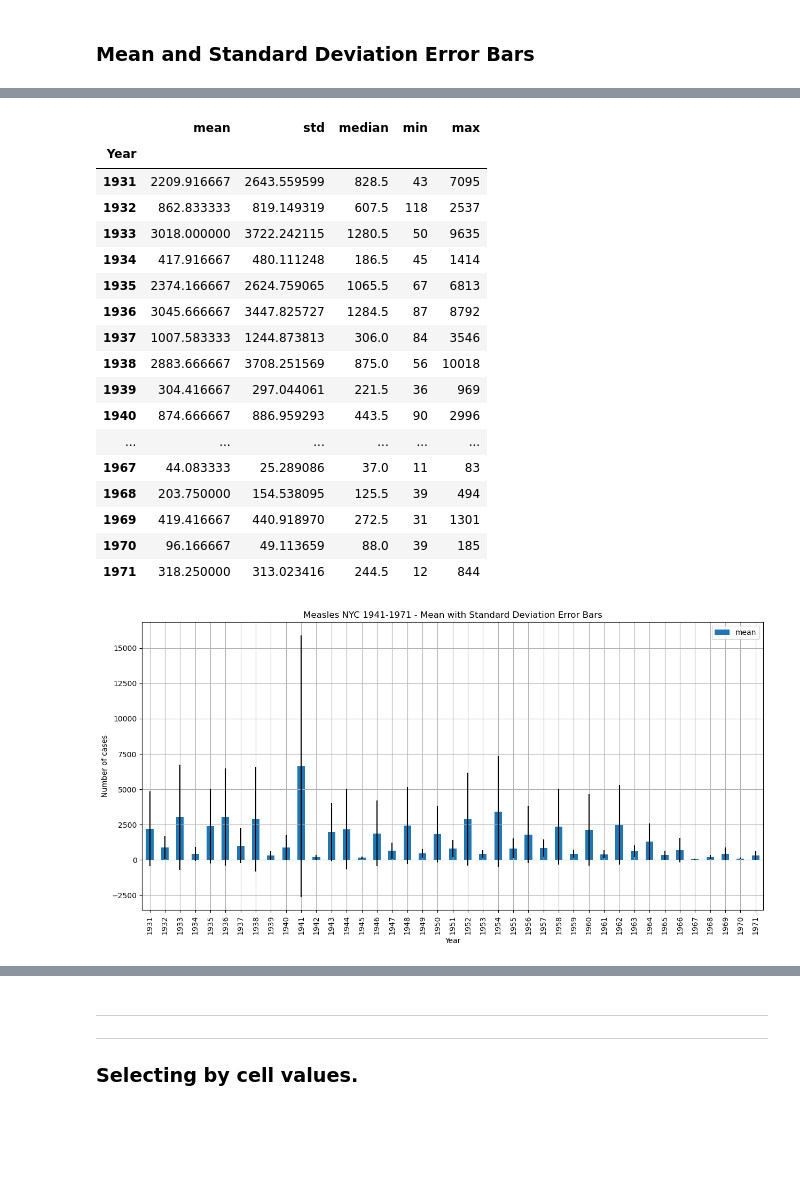
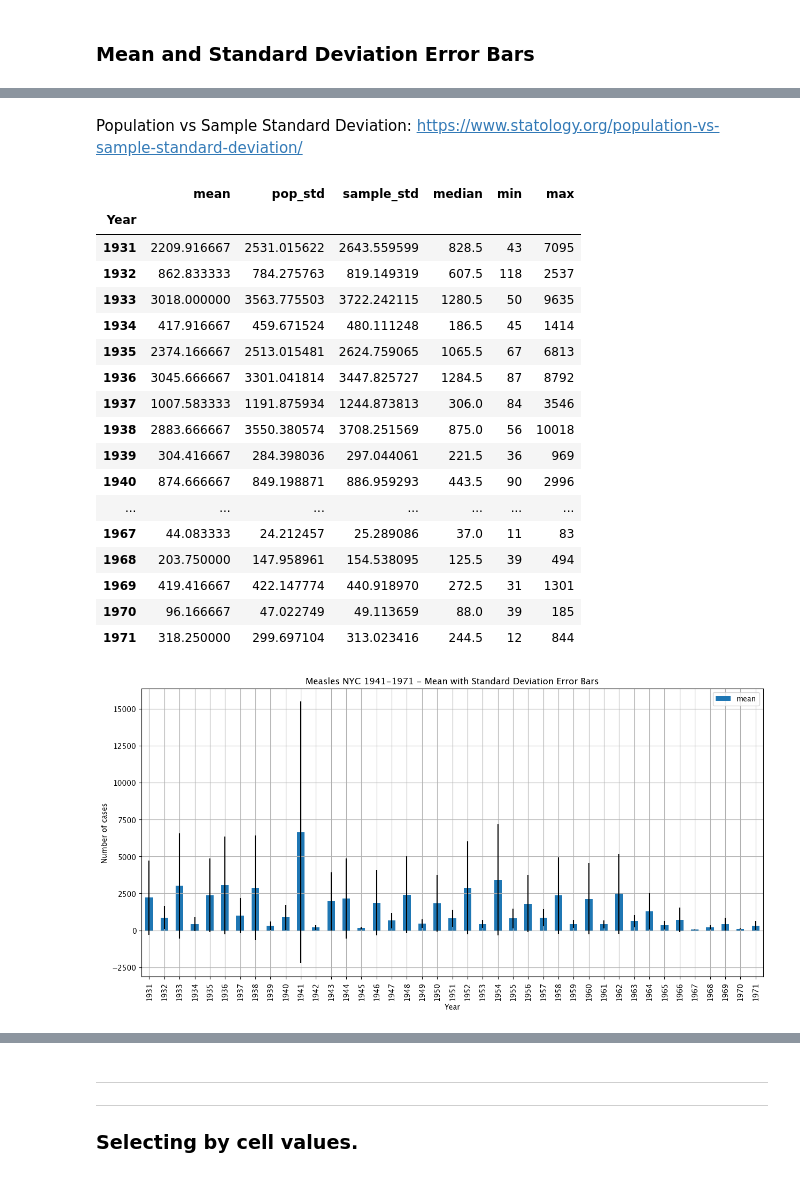
Before and after one commit to TeacherTalley/SummerSTEMUCA, a Jupyter notebook: Lecture 2 - Graphing Data.ipynb, the cells around one changed output, grey strips where cells are left out. Saved outputs shown, nothing was run; the diff lists cells and outputs as text; code cells hidden in the pictures; blank space fills up the shorter version.

```diff
--- a/Lecture 2 - Graphing Data.ipynb
+++ b/Lecture 2 - Graphing Data.ipynb
@@ -959,53 +961,56 @@ measles
 | 1969 | 278 | 384 | 768 | 1301 | 1019 | 788 | 267 | 76 | 31 | 39 | 36 | ... |
 | 1970 | 70 | 106 | 133 | 185 | 154 | 109 | 65 | 39 | 40 | 52 | 58 | ... |
 | 1971 | 283 | 557 | 818 | 844 | 501 | 472 | 206 | 60 | 23 | 22 | 12 | ... |
+# %% [markdown]
+Population vs Sample Standard Deviation: https://www.statology.org/population-vs-sample-standard-deviation/
 # %%
 measles_summary = pd.DataFrame({'mean': measles.mean(axis='columns'),
-                                'std': measles.std(axis='columns'),
+                                'pop_std': measles.std(axis='columns', ddof=0),
+                                'sample_std': measles.std(axis='columns', ddof=1),
                                 'median': measles.median(axis='columns'),
                                 'min': measles.min(axis='columns'),
                                 'max': measles.max(axis='columns')
                                })
 measles_summary
 # %% [output]
-|  | mean | std | median | min | max |
-| Year |  |  |  |  |  |
-| 1931 | 2209.916667 | 2643.559599 | 828.5 | 43 | 7095 |
-| 1932 | 862.833333 | 819.149319 | 607.5 | 118 | 2537 |
-| 1933 | 3018.000000 | 3722.242115 | 1280.5 | 50 | 9635 |
-| 1934 | 417.916667 | 480.111248 | 186.5 | 45 | 1414 |
-| 1935 | 2374.166667 | 2624.759065 | 1065.5 | 67 | 6813 |
-| 1936 | 3045.666667 | 3447.825727 | 1284.5 | 87 | 8792 |
-| 1937 | 1007.583333 | 1244.873813 | 306.0 | 84 | 3546 |
-| 1938 | 2883.666667 | 3708.251569 | 875.0 | 56 | 10018 |
-| 1939 | 304.416667 | 297.044061 | 221.5 | 36 | 969 |
-| 1940 | 874.666667 | 886.959293 | 443.5 | 90 | 2996 |
-| ... | ... | ... | ... | ... | ... |
-| 1967 | 44.083333 | 25.289086 | 37.0 | 11 | 83 |
-| 1968 | 203.750000 | 154.538095 | 125.5 | 39 | 494 |
-| 1969 | 419.416667 | 440.918970 | 272.5 | 31 | 1301 |
-| 1970 | 96.166667 | 49.113659 | 88.0 | 39 | 185 |
-| 1971 | 318.250000 | 313.023416 | 244.5 | 12 | 844 |
+|  | mean | pop_std | sample_std | median | min | max |
+| Year |  |  |  |  |  |  |
+| 1931 | 2209.916667 | 2531.015622 | 2643.559599 | 828.5 | 43 | 7095 |
+| 1932 | 862.833333 | 784.275763 | 819.149319 | 607.5 | 118 | 2537 |
+| 1933 | 3018.000000 | 3563.775503 | 3722.242115 | 1280.5 | 50 | 9635 |
+| 1934 | 417.916667 | 459.671524 | 480.111248 | 186.5 | 45 | 1414 |
+| 1935 | 2374.166667 | 2513.015481 | 2624.759065 | 1065.5 | 67 | 6813 |
+| 1936 | 3045.666667 | 3301.041814 | 3447.825727 | 1284.5 | 87 | 8792 |
+| 1937 | 1007.583333 | 1191.875934 | 1244.873813 | 306.0 | 84 | 3546 |
+| 1938 | 2883.666667 | 3550.380574 | 3708.251569 | 875.0 | 56 | 10018 |
+| 1939 | 304.416667 | 284.398036 | 297.044061 | 221.5 | 36 | 969 |
+| 1940 | 874.666667 | 849.198871 | 886.959293 | 443.5 | 90 | 2996 |
+| ... | ... | ... | ... | ... | ... | ... |
+| 1967 | 44.083333 | 24.212457 | 25.289086 | 37.0 | 11 | 83 |
+| 1968 | 203.750000 | 147.958961 | 154.538095 | 125.5 | 39 | 494 |
+| 1969 | 419.416667 | 422.147774 | 440.918970 | 272.5 | 31 | 1301 |
+| 1970 | 96.166667 | 47.022749 | 49.113659 | 88.0 | 39 | 185 |
+| 1971 | 318.250000 | 299.697104 | 313.023416 | 244.5 | 12 | 844 |
 # %%
 graphtype='bar'
 graphtitle = f'Measles NYC 1941-1971 - Mean with Standard Deviation Error Bars'
 
 figsize = (15, 7)
 
 xlabel = 'Year'
 ylabel = 'Number of cases'
 
 ax = measles_summary.plot(kind=graphtype,
                           title=graphtitle,
                           grid=True,
                           xlabel=xlabel,
                           ylabel=ylabel,
                           y='mean',
-                          yerr='std',
+                          yerr='pop_std',
                           figsize=figsize
                          )
 # %% [output]
-[figure, old version]
+[figure, new version]
 # %%
 graphtype='line'
 graphtitle = f'Measles NYC 1941-1971 - Mean with Standard Deviation Error Bars'
```
Also changed, not shown: parts of 20 cells of this notebook, 1 other file.
